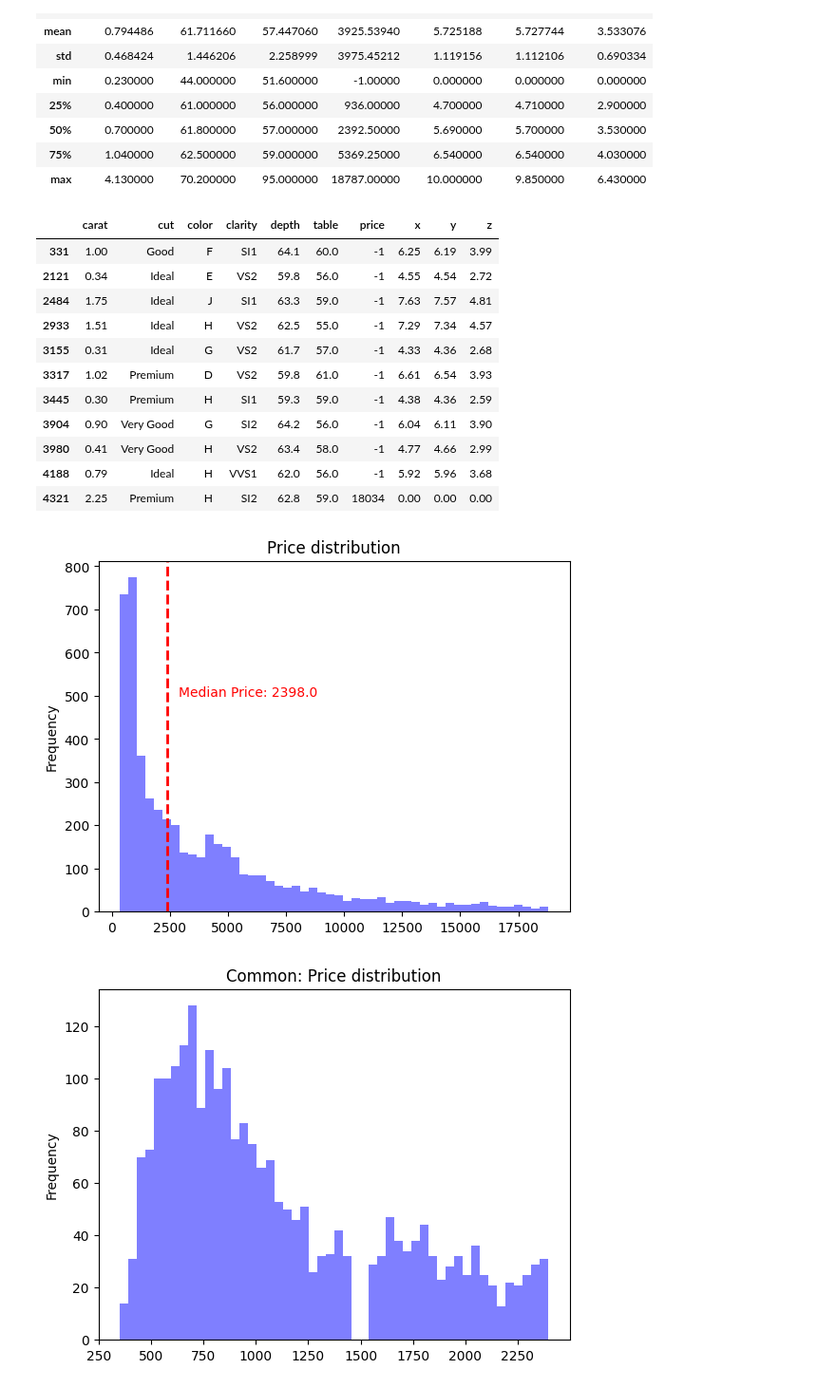
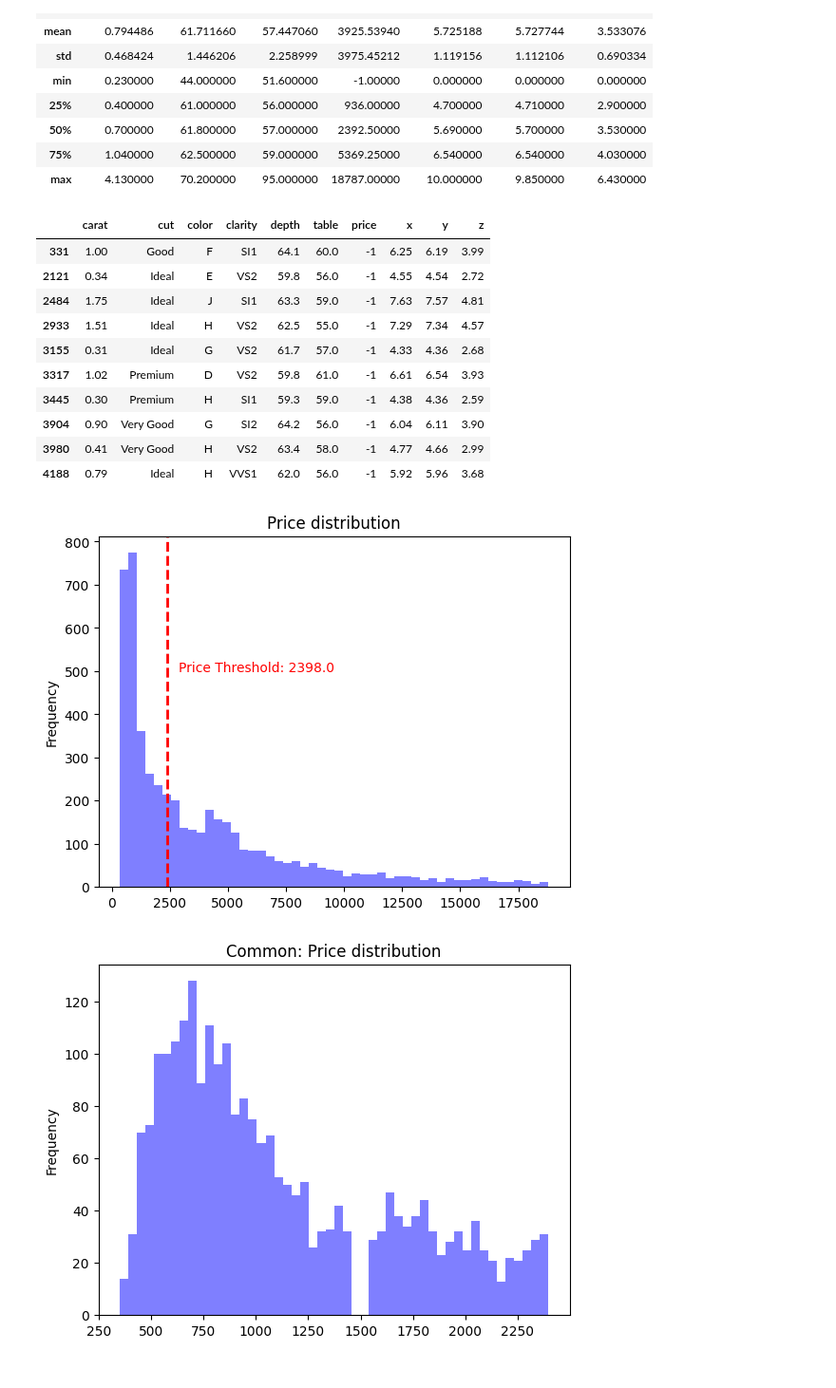
Before and after one commit to jackonedev/xtream-ai-assignment-engineer, a Jupyter notebook: assigment.ipynb, the cells around one changed output. Shown at 95% size. Drawn from its saved outputs; the diff is of its cells as text; code cells hidden in the pictures.

```diff
--- a/assigment.ipynb
+++ b/assigment.ipynb
@@ -76,8 +67,8 @@ df.describe()
 | max | 4.130000 | 70.200000 | 95.000000 | 18787.00000 | 10.000000 | 9.850000 | 6.430000 |
 # %%
 # REMOVE OUTLIERS
-outlier_sample = df[(df.price <= 0) | (df["x"] <= 0) | (df["y"] <= 0) | (df["z"] <= 0)]
-df = df[(df.price > 0) & (df["x"] > 0) & (df["y"] > 0) & (df["z"] > 0)].reset_index(drop=True)
+outlier_sample = df[(df.price <= 0)]
+df = df[(df.price > 0)].reset_index(drop=True)
 display(outlier_sample)
 # %% [output]
 |  | carat | cut | color | clarity | depth | table | price | x | y | z |
@@ -91,21 +82,20 @@ display(outlier_sample)
 | 3904 | 0.90 | Very Good | G | SI2 | 64.2 | 56.0 | -1 | 6.04 | 6.11 | 3.90 |
 | 3980 | 0.41 | Very Good | H | VS2 | 63.4 | 58.0 | -1 | 4.77 | 4.66 | 2.99 |
 | 4188 | 0.79 | Ideal | H | VVS1 | 62.0 | 56.0 | -1 | 5.92 | 5.96 | 3.68 |
-| 4321 | 2.25 | Premium | H | SI2 | 62.8 | 59.0 | 18034 | 0.00 | 0.00 | 0.00 |
 # %%
 # Plot the histogram
+price_threshold = df.price.median()
 df.price.plot.hist(bins=50, alpha=0.5, color='b', title='Price distribution')
 
 # Add a vertical line at the median price value
-median_price = df.price.median()
-plt.axvline(median_price, color='r', linestyle='--', linewidth=2)
+plt.axvline(price_threshold, color='r', linestyle='--', linewidth=2)
 
 # Add text mentioning the median value
-plt.text(median_price +500, 500, f"Median Price: {median_price}", color='r')
+plt.text(price_threshold +500, 500, f"Price Threshold: {price_threshold}", color='r')
 
 # Show the plot
 plt.show()
 # %% [output]
-[figure, old version]
+[figure, new version]
 # %%
 # PRE CATEGORIZATION PROCESS USSING MEDIAN PRICE
```
Also changed, not shown: parts of 19 cells of this notebook.
